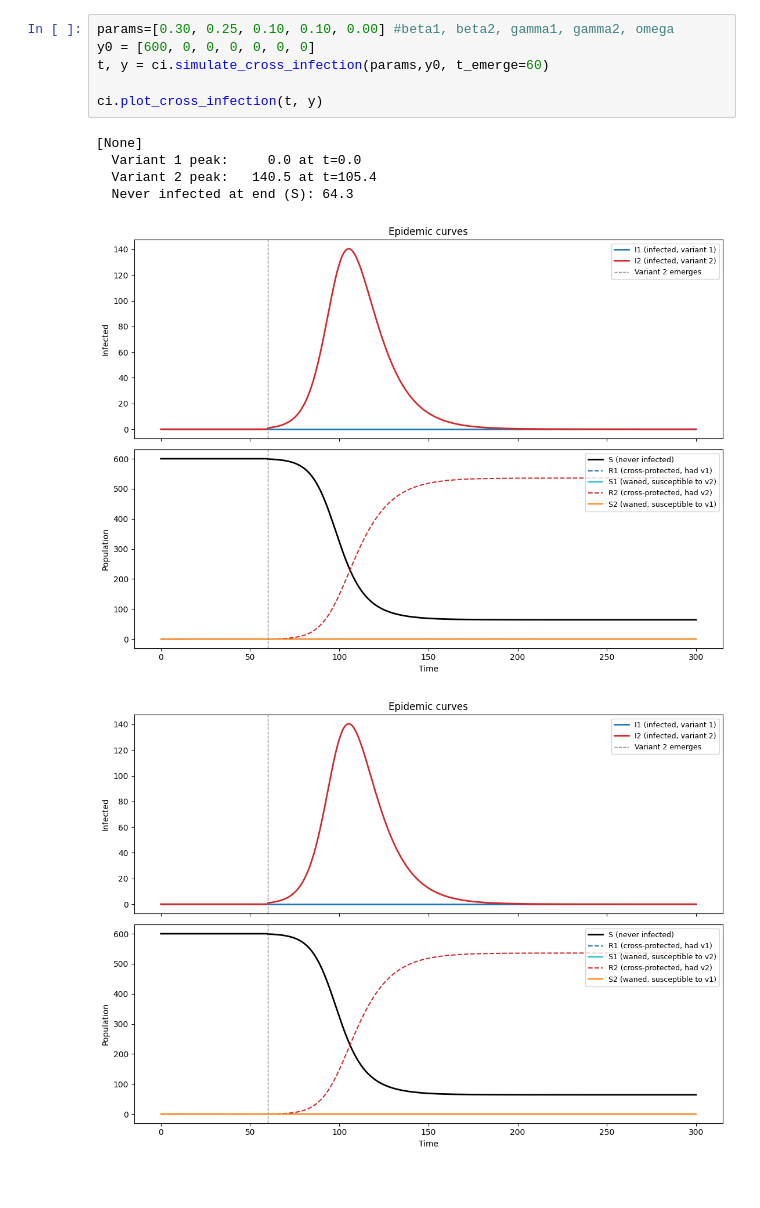
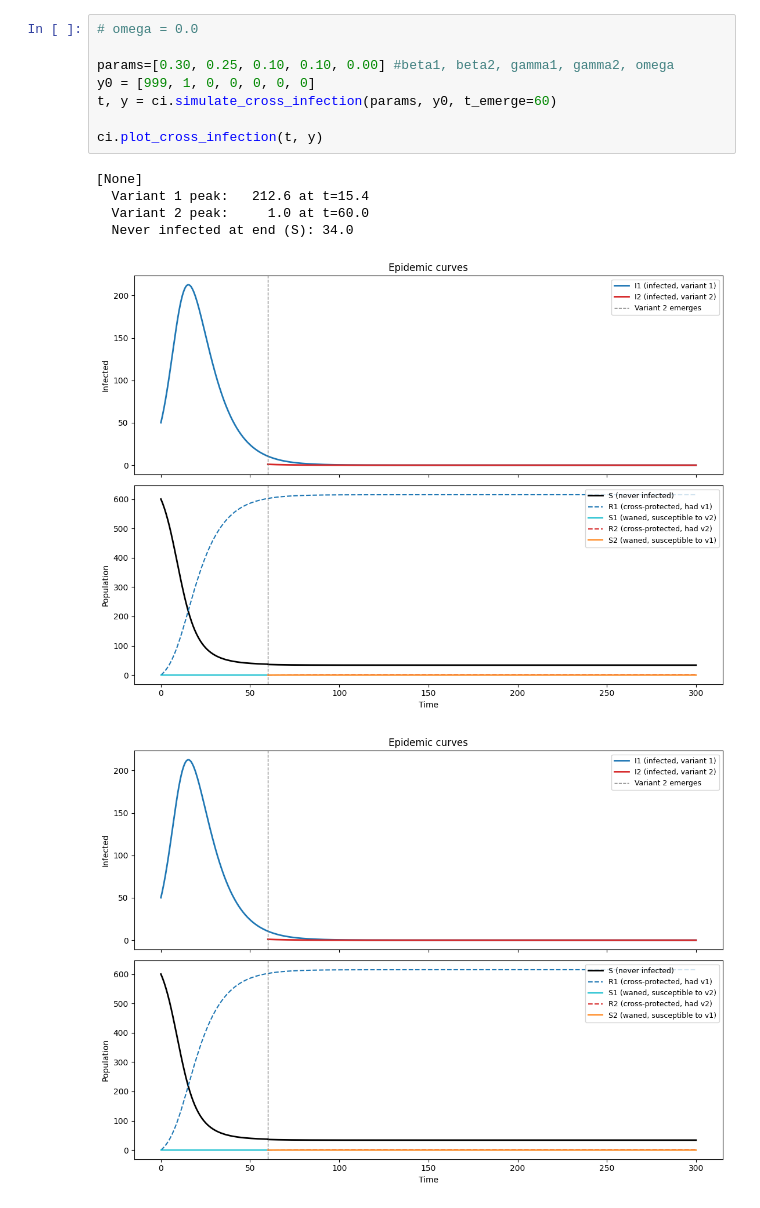
Before and after one commit to kguzman24/epidemic-drivers-through-machine-learning, a Jupyter notebook: notebooks/exploring_cross_infection_3.ipynb, the cells around one changed output. Drawn from its saved outputs; the diff is of its cells as text.

```diff
--- a/notebooks/exploring_cross_infection_3.ipynb
+++ b/notebooks/exploring_cross_infection_3.ipynb
@@ -14,13 +23,15 @@ The autoreload extension is already loaded. To reload it, use:
 # %%
+# omega = 0.0
+
 params=[0.30, 0.25, 0.10, 0.10, 0.00] #beta1, beta2, gamma1, gamma2, omega
-y0 = [600, 0, 0, 0, 0, 0, 0]
-t, y = ci.simulate_cross_infection(params,y0, t_emerge=60)
+y0 = [999, 1, 0, 0, 0, 0, 0]
+t, y = ci.simulate_cross_infection(params, y0, t_emerge=60)
 
 ci.plot_cross_infection(t, y)
 # %% [output]
 [None]
-  Variant 1 peak:     0.0 at t=0.0
-  Variant 2 peak:   140.5 at t=105.4
-  Never infected at end (S): 64.3
+  Variant 1 peak:   212.6 at t=15.4
+  Variant 2 peak:     1.0 at t=60.0
+  Never infected at end (S): 34.0
-[figure, old version]
+[figure, new version]
-[figure, old version]
+[figure, new version]
```
Also changed, not shown: parts of 16 cells of this notebook, 3 other files.
